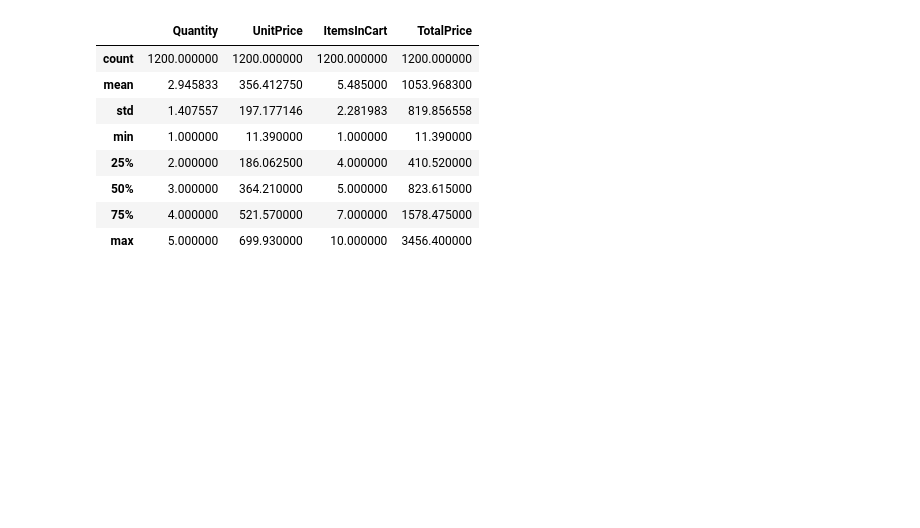
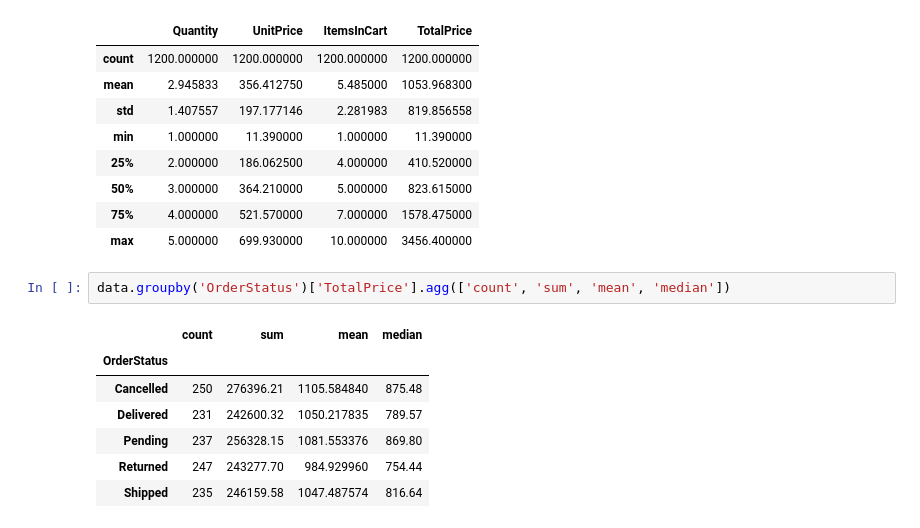
Before and after one commit to antonidarul/retensi_ecommerce, a Jupyter notebook: script.ipynb, the cells around one changed output. Saved outputs shown, nothing was run; the diff lists cells and outputs as text; blank space fills up the shorter version.

```diff
--- a/script.ipynb
+++ b/script.ipynb
@@ -161,3 +167,13 @@ data[['Quantity', 'UnitPrice', 'ItemsInCart', 'TotalPrice']].describe()
 | 50% | 3.000000 | 364.210000 | 5.000000 | 823.615000 |
 | 75% | 4.000000 | 521.570000 | 7.000000 | 1578.475000 |
 | max | 5.000000 | 699.930000 | 10.000000 | 3456.400000 |
+# %%
+data.groupby('OrderStatus')['TotalPrice'].agg(['count', 'sum', 'mean', 'median'])
+# %% [output]
+|  | count | sum | mean | median |
+| OrderStatus |  |  |  |  |
+| Cancelled | 250 | 276396.21 | 1105.584840 | 875.48 |
+| Delivered | 231 | 242600.32 | 1050.217835 | 789.57 |
+| Pending | 237 | 256328.15 | 1081.553376 | 869.80 |
+| Returned | 247 | 243277.70 | 984.929960 | 754.44 |
+| Shipped | 235 | 246159.58 | 1047.487574 | 816.64 |
```
Also changed, not shown: parts of 14 cells of this notebook.
